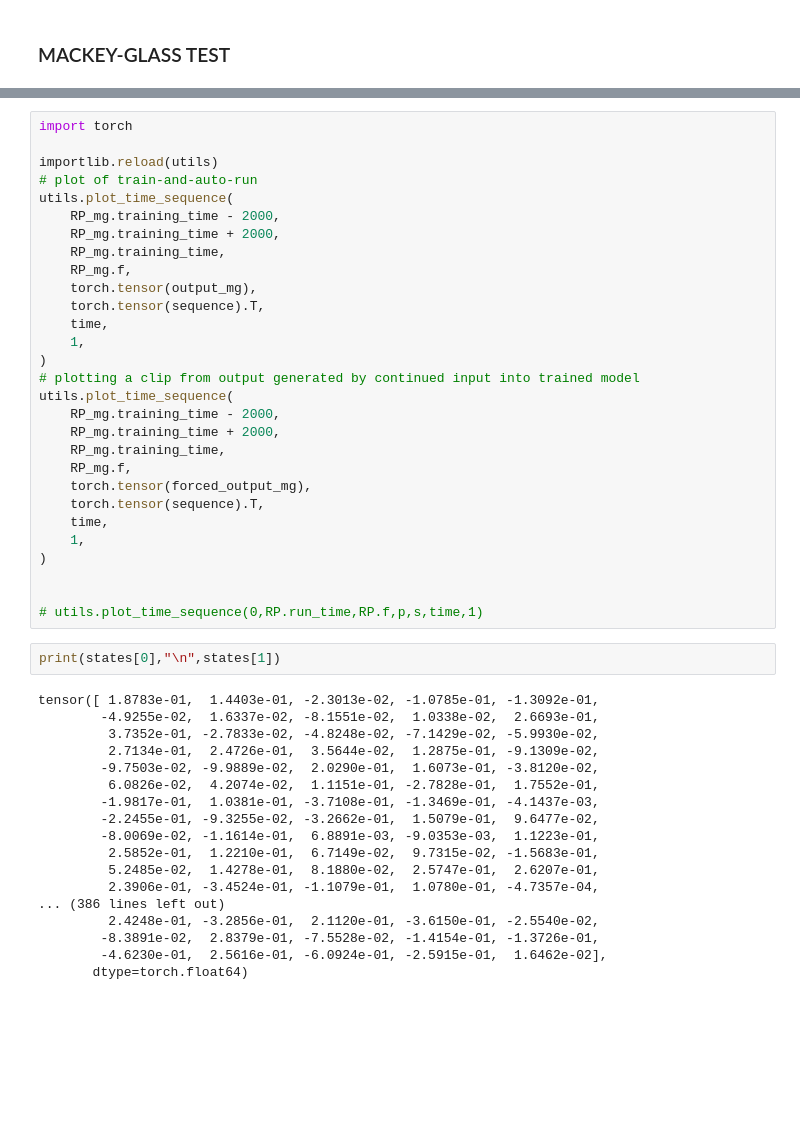
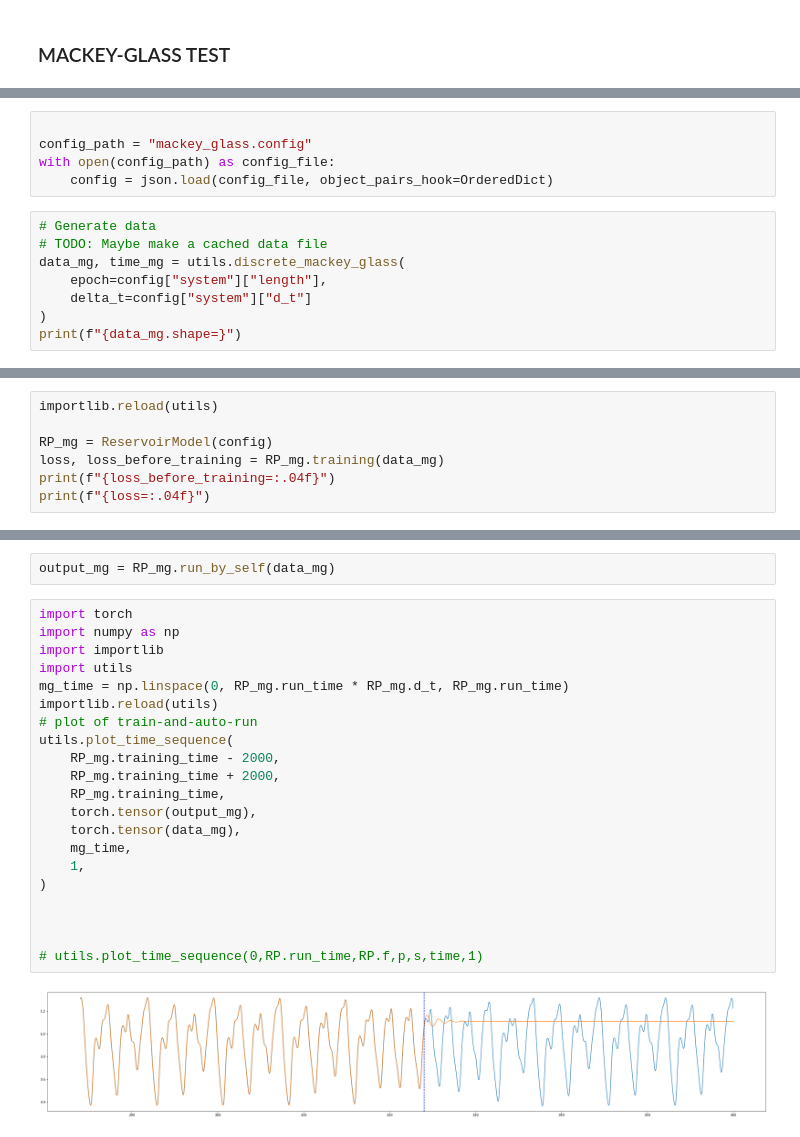
Before and after one commit to bucketfish0000/reservoir_restructure, a Jupyter notebook: reservoir.ipynb, the cells around one changed output, grey strips where cells are left out. Cells and saved outputs as stored; diff of their text form; blank space fills up the shorter version.

```diff
--- a/reservoir.ipynb
+++ b/reservoir.ipynb
@@ -101,0 +83,13 @@ forced_output_mg, _ = RP_mg.run_with_input()
+# %%
+
+config_path = "mackey_glass.config"
+with open(config_path) as config_file:
+    config = json.load(config_file, object_pairs_hook=OrderedDict)
+# %%
+# Generate data
+# TODO: Maybe make a cached data file
+data_mg, time_mg = utils.discrete_mackey_glass(
+    epoch=config["system"]["length"],
+    delta_t=config["system"]["d_t"]
+)
+print(f"{data_mg.shape=}")
@@ -101,0 +98,7 @@ forced_output_mg, _ = RP_mg.run_with_input()
+# %%
+importlib.reload(utils)
+
+RP_mg = ReservoirModel(config)
+loss, loss_before_training = RP_mg.training(data_mg)
+print(f"{loss_before_training=:.04f}")
+print(f"{loss=:.04f}")
@@ -102,49 +108,25 @@ forced_output_mg, _ = RP_mg.run_with_input()
+# %%
+output_mg = RP_mg.run_by_self(data_mg)
 # %%
 import torch
-
+import numpy as np
+import importlib
+import utils
+mg_time = np.linspace(0, RP_mg.run_time * RP_mg.d_t, RP_mg.run_time)
 importlib.reload(utils)
 # plot of train-and-auto-run
 utils.plot_time_sequence(
     RP_mg.training_time - 2000,
     RP_mg.training_time + 2000,
     RP_mg.training_time,
-    RP_mg.f,
     torch.tensor(output_mg),
-    torch.tensor(sequence).T,
-    time,
-    1,
-)
-# plotting a clip from output generated by continued input into trained model
-utils.plot_time_sequence(
-    RP_mg.training_time - 2000,
-    RP_mg.training_time + 2000,
-    RP_mg.training_time,
-    RP_mg.f,
-    torch.tensor(forced_output_mg),
-    torch.tensor(sequence).T,
-    time,
+    torch.tensor(data_mg),
+    mg_time,
     1,
 )
 
 
+
 # utils.plot_time_sequence(0,RP.run_time,RP.f,p,s,time,1)
+# %% [output]
+[figure, added]
-# %%
-print(states[0],"\n",states[1])
-# %% [output]
-tensor([ 1.8783e-01,  1.4403e-01, -2.3013e-02, -1.0785e-01, -1.3092e-01,
-        -4.9255e-02,  1.6337e-02, -8.1551e-02,  1.0338e-02,  2.6693e-01,
-         3.7352e-01, -2.7833e-02, -4.8248e-02, -7.1429e-02, -5.9930e-02,
-         2.7134e-01,  2.4726e-01,  3.5644e-02,  1.2875e-01, -9.1309e-02,
-        -9.7503e-02, -9.9889e-02,  2.0290e-01,  1.6073e-01, -3.8120e-02,
-         6.0826e-02,  4.2074e-02,  1.1151e-01, -2.7828e-01,  1.7552e-01,
-        -1.9817e-01,  1.0381e-01, -3.7108e-01, -1.3469e-01, -4.1437e-03,
-        -2.2455e-01, -9.3255e-02, -3.2662e-01,  1.5079e-01,  9.6477e-02,
-        -8.0069e-02, -1.1614e-01,  6.8891e-03, -9.0353e-03,  1.1223e-01,
-         2.5852e-01,  1.2210e-01,  6.7149e-02,  9.7315e-02, -1.5683e-01,
-         5.2485e-02,  1.4278e-01,  8.1880e-02,  2.5747e-01,  2.6207e-01,
-         2.3906e-01, -3.4524e-01, -1.1079e-01,  1.0780e-01, -4.7357e-04,
-... (386 lines left out)
-         2.4248e-01, -3.2856e-01,  2.1120e-01, -3.6150e-01, -2.5540e-02,
-        -8.3891e-02,  2.8379e-01, -7.5528e-02, -1.4154e-01, -1.3726e-01,
-        -4.6230e-01,  2.5616e-01, -6.0924e-01, -2.5915e-01,  1.6462e-02],
-       dtype=torch.float64)
```
Also changed, not shown: parts of 7 cells of this notebook, 4 other files.
